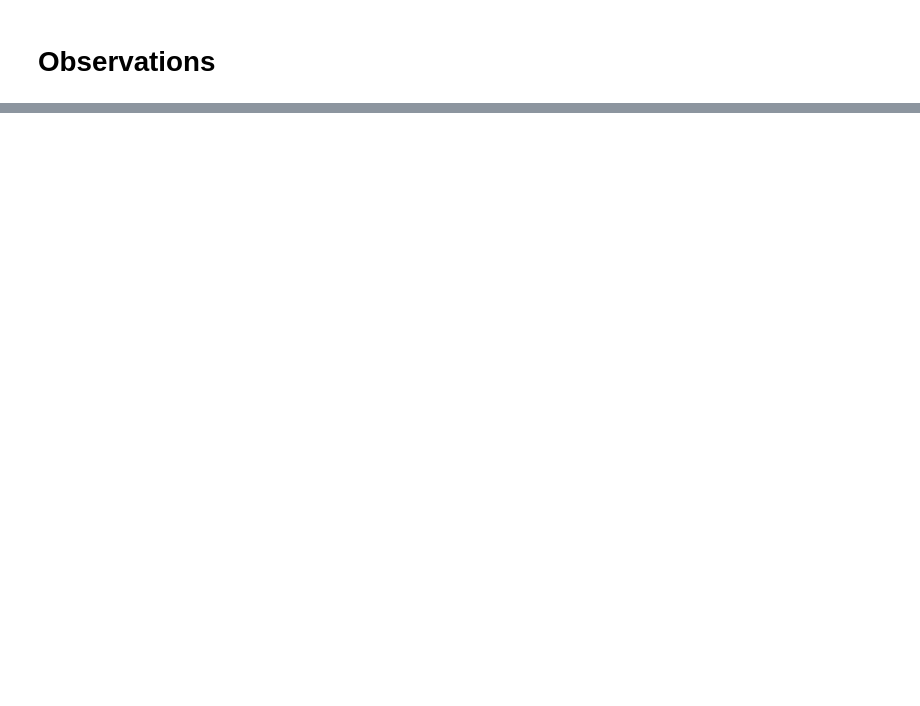
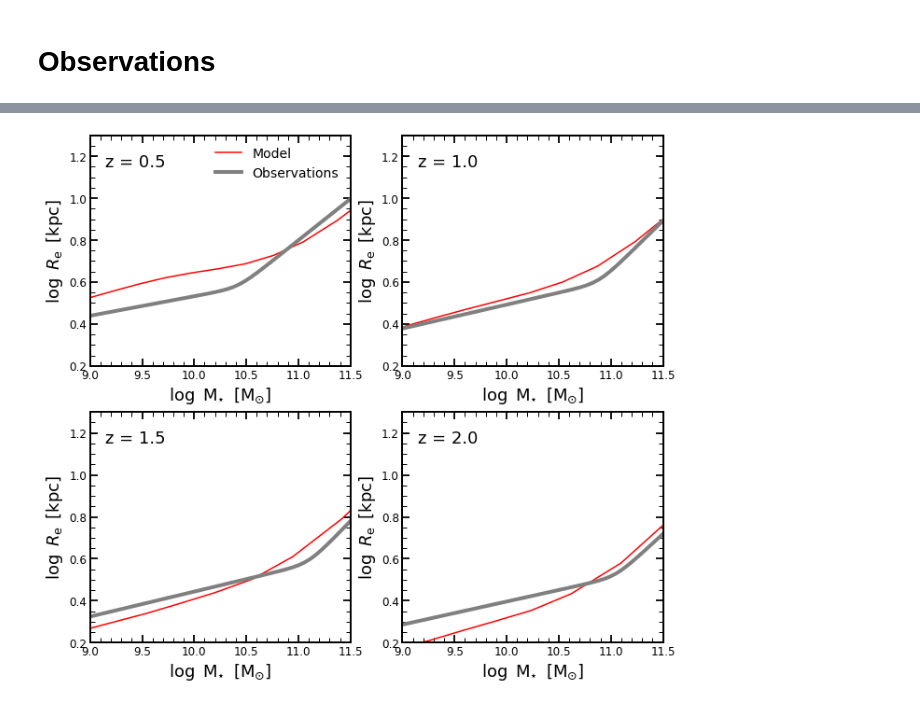
Before and after one commit to stacchella/morph_project, a Jupyter notebook: example/Estimate_Parameters_dynesty.ipynb, the cells around one changed output, grey strips where cells are left out. Cells and saved outputs as stored; diff of their text form; code cells hidden in the pictures; blank space fills up the shorter version.

```diff
--- a/example/Estimate_Parameters_dynesty.ipynb
+++ b/example/Estimate_Parameters_dynesty.ipynb
@@ -198,0 +396,32 @@ mean, cov = dyfunc.mean_and_cov(samples, weights)
+# %%
+# prepare plot
+
+log_mass_plot = np.linspace(9.0, 11.8)
+
+def plot_model_and_obs(ax, ii_z):
+    idx_s = mass[redshift==ii_z].argsort()
+    ax.plot(np.log10(mass[redshift==ii_z][idx_s]), np.log10(RM[redshift==ii_z][idx_s]), '-', color='red', label='Model')
+    # plot observations
+    ax.plot(log_mass_plot, get_size_observations_all(ii_z, log_mass_plot, 'r50'), '-', lw=4, color='gray', label='Observations')
+    # add redshift text
+    ax.text(9.15, 1.15, 'z = ' + str(ii_z), fontsize=18)
+    # set axes
+    ax.set_xlabel(r'$\log\/\/\/\mathrm{M_{\star}}\/\/\/[\mathrm{M_{\odot}}]$', fontsize=18)
+    ax.set_ylabel(r'$\log\/\/\/R_{\rm e}\/\/\/[\mathrm{kpc}]$', fontsize=18)
+    ax.set_xlim([9.0, 11.5])
+    ax.set_ylim([0.2, 1.3])
+# %%
+# compare model size-mass relation with observed size-mass relation
+
+fig, ((ax1, ax2), (ax3, ax4)) = plt.subplots(nrows=2, ncols=2, figsize=(11, 10))
+
+plot_model_and_obs(ax1, redshift_plot[0])
+plot_model_and_obs(ax2, redshift_plot[1])
+plot_model_and_obs(ax3, redshift_plot[2])
+plot_model_and_obs(ax4, redshift_plot[3])
+
+ax1.legend(frameon=False, fontsize=14, loc=1)
+
+plt.show()
+# %% [output]
+[figure, added]
```
Also changed, not shown: parts of 28 cells of this notebook, 2 other files.
